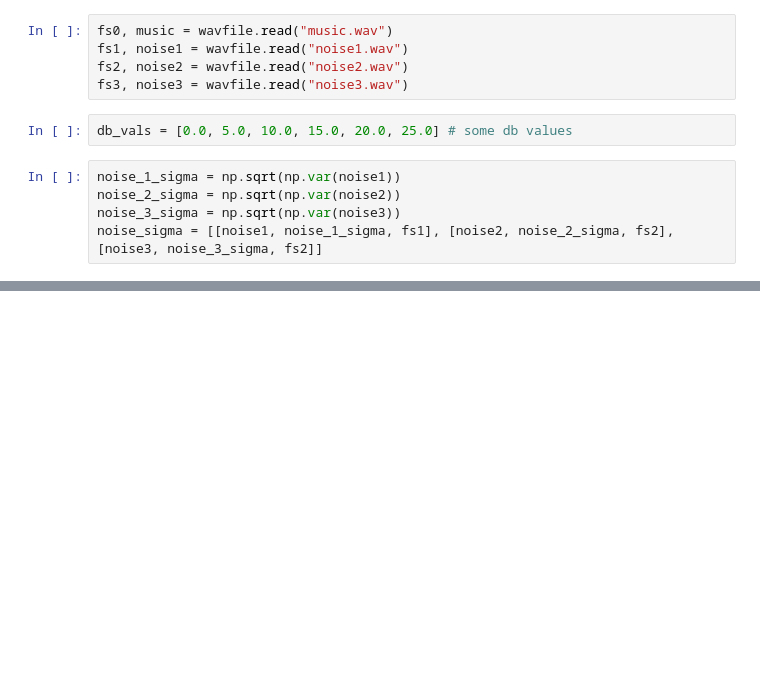
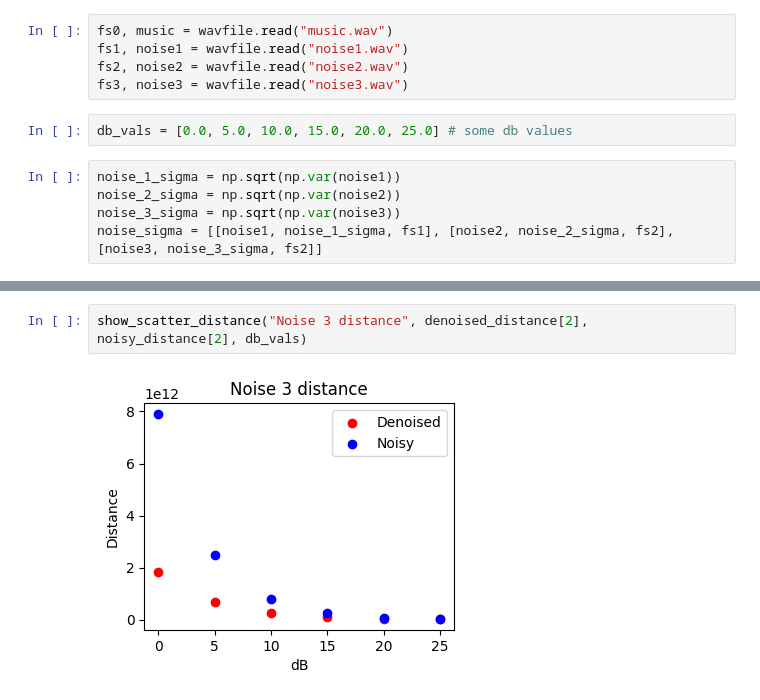
Before and after one commit to gpspelle/signal-processing, a Jupyter notebook: lab4/Add noise with a given SNR.ipynb, the cells around one changed output, grey strips where cells are left out. Saved outputs shown, nothing was run; the diff lists cells and outputs as text; blank space fills up the shorter version.

```diff
--- a/lab4/Add noise with a given SNR.ipynb
+++ b/lab4/Add noise with a given SNR.ipynb
@@ -63,0 +129,4 @@ for db in db_vals:
+# %%
+show_scatter_distance("Noise 3 distance", denoised_distance[2], noisy_distance[2], db_vals)
+# %% [output]
+[figure, added]
```
Also changed, not shown: parts of 8 cells of this notebook, 40 other files.
